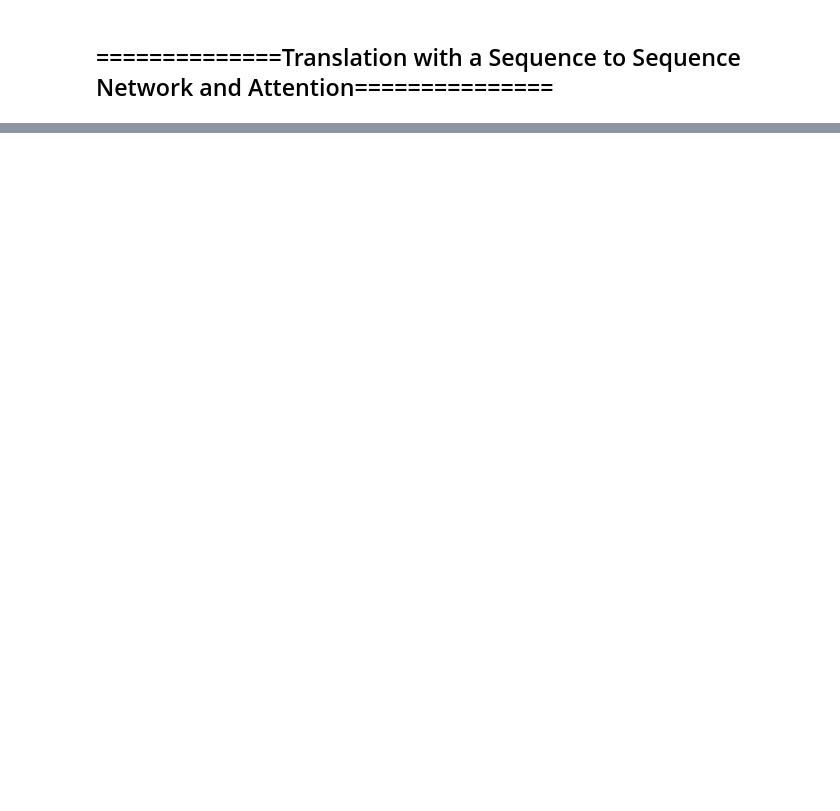
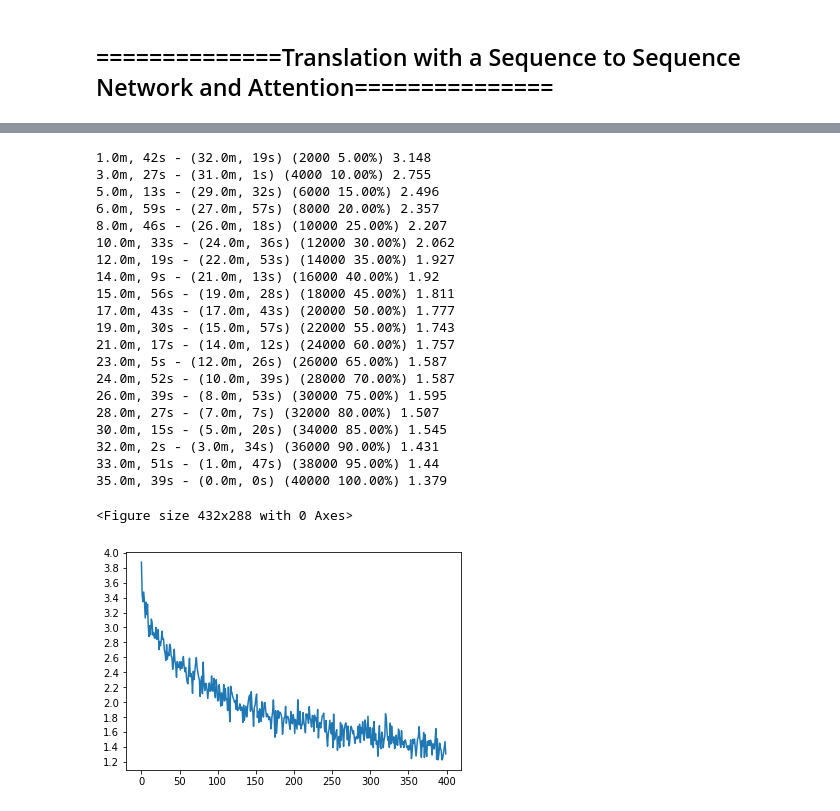
Before and after one commit to labixiaoK/pytorch_learning_nlp, a Jupyter notebook: seq2seq.ipynb, the cells around one changed output, grey strips where cells are left out. Saved outputs shown, nothing was run; the diff lists cells and outputs as text; code cells hidden in the pictures; blank space fills up the shorter version.

```diff
--- a/seq2seq.ipynb
+++ b/seq2seq.ipynb
@@ -145,7 +145,7 @@ class DecoderRNN(nn.Module):
 
     def forward(self, input_, hidden):
         embed = self.embeddings(input_).view(1, 1, -1)
-        ouput = F.relu(embed)
+        output = F.relu(embed)
         output, hidden = self.gru(output, hidden)
         output = self.linear(output[0])
         output = self.softmax(output)
@@ -203,0 +346,29 @@ def tensorsFromPair(pair):
+# %%
+hidden_size = 128
+encoder2 = EncoderRNN(input_lang.n_words, hidden_size).to(device)
+ori_decoder2 = DecoderRNN(output_lang.n_words, hidden_size).to(device)
+
+trainIters(encoder2, ori_decoder2, n_iters=40000, print_every=2000, with_attn=False)
+# %% [output]
+1.0m, 42s - (32.0m, 19s) (2000 5.00%) 3.148
+3.0m, 27s - (31.0m, 1s) (4000 10.00%) 2.755
+5.0m, 13s - (29.0m, 32s) (6000 15.00%) 2.496
+6.0m, 59s - (27.0m, 57s) (8000 20.00%) 2.357
+8.0m, 46s - (26.0m, 18s) (10000 25.00%) 2.207
+10.0m, 33s - (24.0m, 36s) (12000 30.00%) 2.062
+12.0m, 19s - (22.0m, 53s) (14000 35.00%) 1.927
+14.0m, 9s - (21.0m, 13s) (16000 40.00%) 1.92
+15.0m, 56s - (19.0m, 28s) (18000 45.00%) 1.811
+17.0m, 43s - (17.0m, 43s) (20000 50.00%) 1.777
+19.0m, 30s - (15.0m, 57s) (22000 55.00%) 1.743
+21.0m, 17s - (14.0m, 12s) (24000 60.00%) 1.757
+23.0m, 5s - (12.0m, 26s) (26000 65.00%) 1.587
+24.0m, 52s - (10.0m, 39s) (28000 70.00%) 1.587
+26.0m, 39s - (8.0m, 53s) (30000 75.00%) 1.595
+28.0m, 27s - (7.0m, 7s) (32000 80.00%) 1.507
+30.0m, 15s - (5.0m, 20s) (34000 85.00%) 1.545
+32.0m, 2s - (3.0m, 34s) (36000 90.00%) 1.431
+33.0m, 51s - (1.0m, 47s) (38000 95.00%) 1.44
+35.0m, 39s - (0.0m, 0s) (40000 100.00%) 1.379
+<Figure size 432x288 with 0 Axes>
+[figure, added]
```
Also changed, not shown: parts of 24 cells of this notebook.
